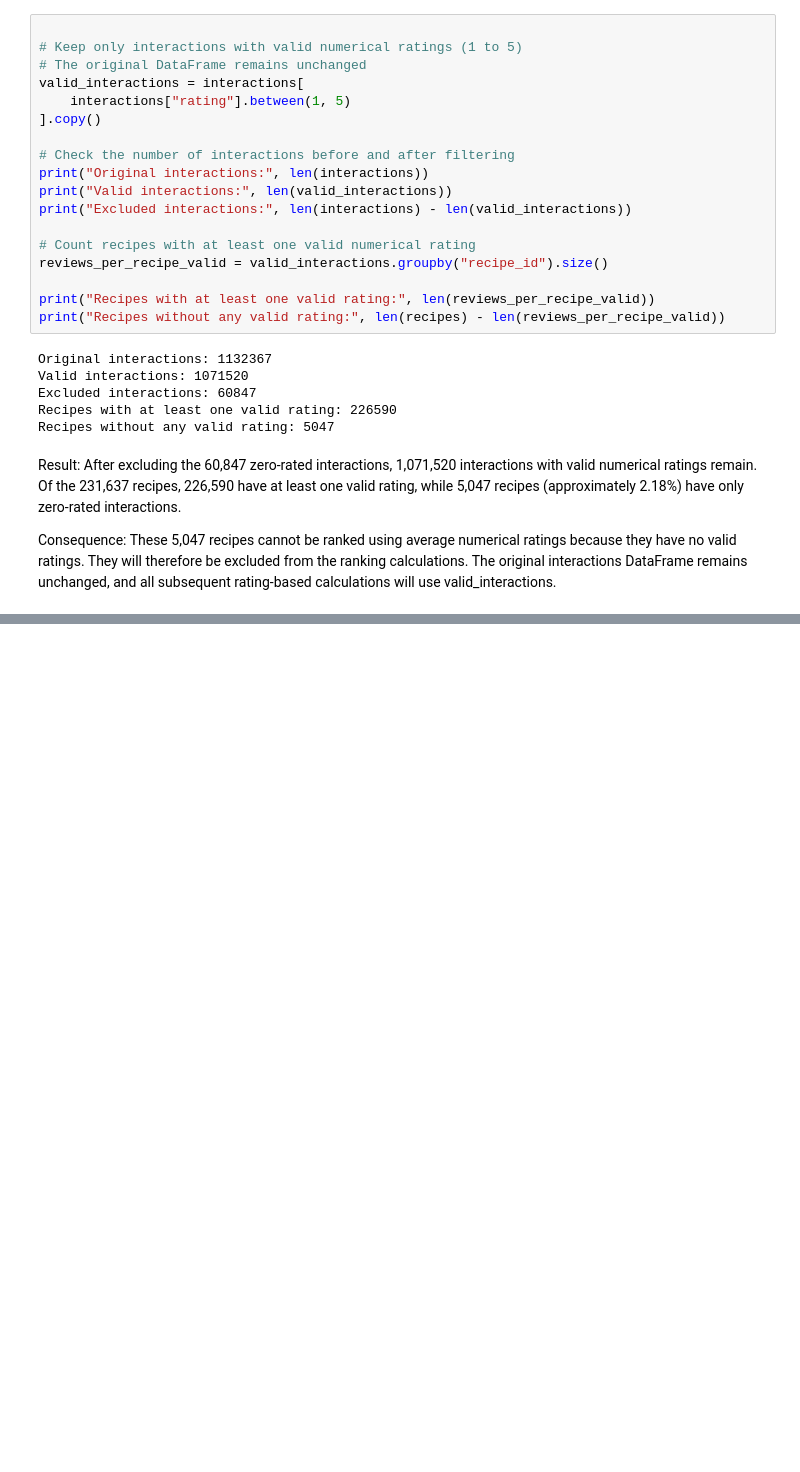
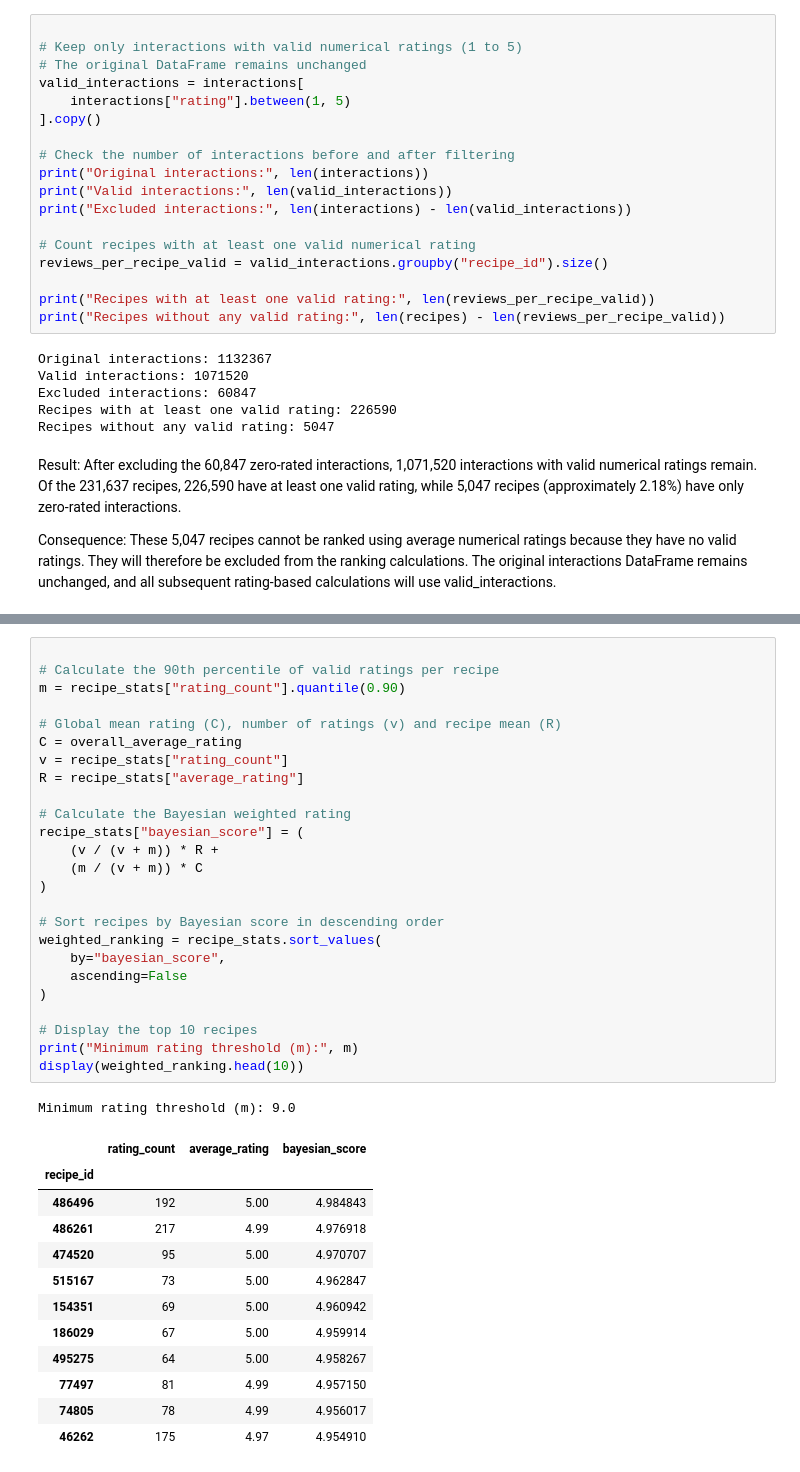
Before and after one commit to colosifederica2004-lgtm/rate_my_recipe, a Jupyter notebook: notebooks/01_dataset_exploration.ipynb, the cells around one changed output, grey strips where cells are left out. Drawn from its saved outputs; the diff is of its cells as text; blank space fills up the shorter version.

```diff
--- a/notebooks/01_dataset_exploration.ipynb
+++ b/notebooks/01_dataset_exploration.ipynb
@@ -334,0 +499,39 @@ Consequence: These 5,047 recipes cannot be ranked using average numerical rating
+# %%
+
+# Calculate the 90th percentile of valid ratings per recipe
+m = recipe_stats["rating_count"].quantile(0.90)
+
+# Global mean rating (C), number of ratings (v) and recipe mean (R)
+C = overall_average_rating
+v = recipe_stats["rating_count"]
+R = recipe_stats["average_rating"]
+
+# Calculate the Bayesian weighted rating
+recipe_stats["bayesian_score"] = (
+    (v / (v + m)) * R +
+    (m / (v + m)) * C
+)
+
+# Sort recipes by Bayesian score in descending order
+weighted_ranking = recipe_stats.sort_values(
+    by="bayesian_score",
+    ascending=False
+)
+
+# Display the top 10 recipes
+print("Minimum rating threshold (m):", m)
+display(weighted_ranking.head(10))
+# %% [output]
+Minimum rating threshold (m): 9.0
+|  | rating_count | average_rating | bayesian_score |
+| recipe_id |  |  |  |
+| 486496 | 192 | 5.00 | 4.984843 |
+| 486261 | 217 | 4.99 | 4.976918 |
+| 474520 | 95 | 5.00 | 4.970707 |
+| 515167 | 73 | 5.00 | 4.962847 |
+| 154351 | 69 | 5.00 | 4.960942 |
+| 186029 | 67 | 5.00 | 4.959914 |
+| 495275 | 64 | 5.00 | 4.958267 |
+| 77497 | 81 | 4.99 | 4.957150 |
+| 74805 | 78 | 4.99 | 4.956017 |
+| 46262 | 175 | 4.97 | 4.954910 |
```
Also changed, not shown: parts of 20 cells of this notebook.
